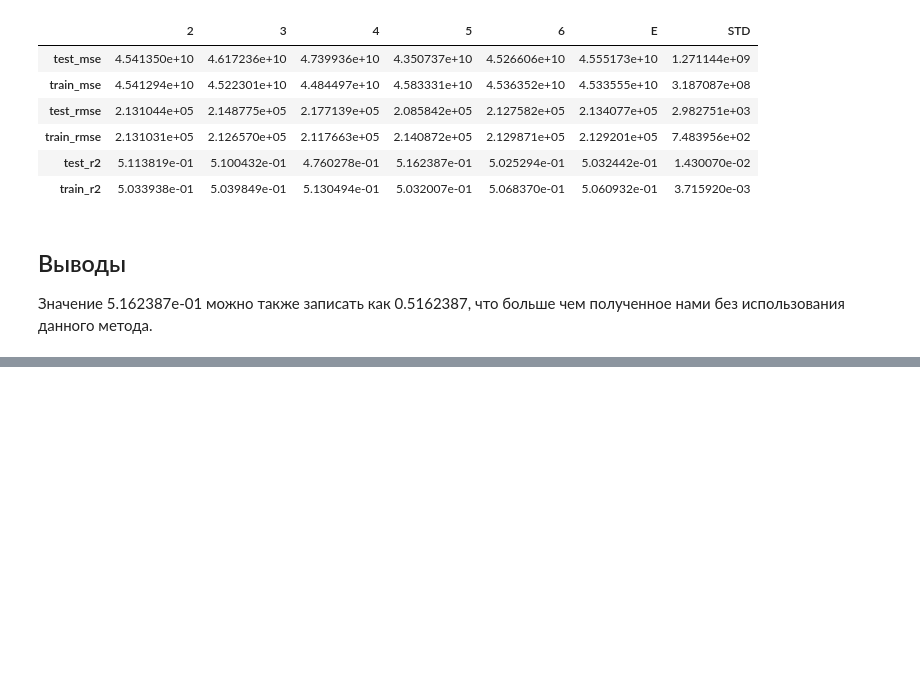
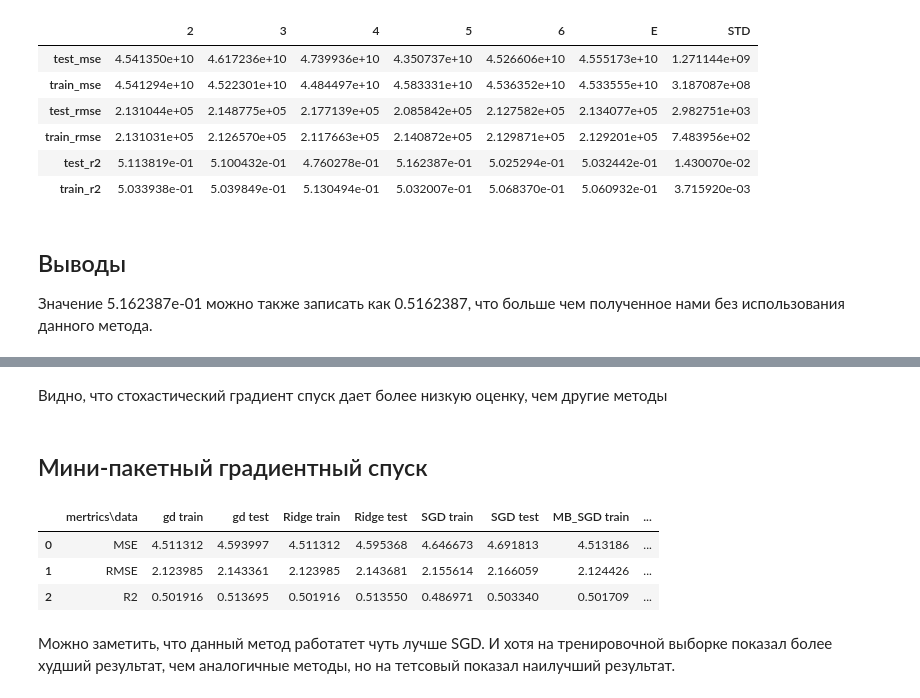
Before and after one commit to VLiamin/Machine-Learning, a Jupyter notebook: task01_linregr_gd/Models learning.ipynb, the cells around one changed output, grey strips where cells are left out. Saved outputs shown, nothing was run; the diff lists cells and outputs as text; code cells hidden in the pictures; blank space fills up the shorter version.

```diff
--- a/task01_linregr_gd/Models learning.ipynb
+++ b/task01_linregr_gd/Models learning.ipynb
@@ -325,0 +351,10 @@ scores_df
+# %%
+iterations = 2000
+alfa = 2
+learning_rate = 0.002
+theta = np.zeros(X_train_scaled.shape[1])
+
+sgd_theta, sgd_shift = stochastic_gradient_descent(X_train_scaled, y_train.values, alfa, iterations, learning_rate, 1, theta)
+
+y_test_pred = np.dot(X_test_scaled, sgd_theta) + sgd_shift
+y_train_pred = np.dot(X_train_scaled, sgd_theta) + sgd_shift
@@ -325,0 +393,47 @@ scores_df
+# %% [markdown]
+Видно, что стохастический градиент спуск дает более низкую оценку, чем другие методы
+# %% [markdown]
+## Мини-пакетный градиентный спуск
+# %%
+batch_size = 72
+iterations = 10000
+
+mb_sgd_theta, mb_sgd_shift = stochastic_gradient_descent(X_train_scaled, y_train.values, alfa, iterations, learning_rate, batch_size, theta)
+y_train_pred = np.dot(X_train_scaled, mb_sgd_theta) + mb_sgd_shift
+y_test_pred = np.dot(X_test_scaled, mb_sgd_theta) + mb_sgd_shift
+# %%
+y_test_new = y_test / 100000
+y_train_new = y_train / 100000
+y_test_pred = y_test_pred / 100000
+y_train_pred = y_train_pred / 100000
+
+mb_sgd_test_rmse = mean_squared_error(y_test_new, y_test_pred, squared=False)
+mb_sgd_train_rmse = mean_squared_error(y_train_new, y_train_pred, squared=False)
+
+mb_sgd_test_mse = mean_squared_error(y_test_new, y_test_pred, squared=True)
+mb_sgd_train_mse = mean_squared_error(y_train_new, y_train_pred, squared=True)
+
+mb_sgd_test_r2 = r2_score(y_test_new, y_test_pred)
+mb_sgd_train_r2 = r2_score(y_train_new, y_train_pred)
+
+
+table = {
+    'mertrics\data': ['MSE', 'RMSE', 'R2'],
+    'gd train':[gd_train_mse, gd_train_rmse, gd_train_r2],
+    'gd test': [gd_test_mse, gd_test_rmse, gd_test_r2],
+    'Ridge train': [ridge_train_mse, ridge_train_rmse, ridge_train_r2],
+    'Ridge test': [ridge_test_mse, ridge_test_rmse, ridge_test_r2],
+    'SGD train': [sgd_train_mse, sgd_train_rmse, sgd_train_r2],
+    'SGD test': [sgd_test_mse, sgd_test_rmse, sgd_test_r2],
+    'MB_SGD train': [mb_sgd_train_mse, mb_sgd_train_rmse, mb_sgd_train_r2],
+    'MB_SGD test': [mb_sgd_test_mse, mb_sgd_test_rmse, mb_sgd_test_r2]
+}
+
+pd.DataFrame(data=table)
+# %% [output]
+|  | mertrics\data | gd train | gd test | Ridge train | Ridge test | SGD train | SGD test | MB_SGD train | ... |
+| 0 | MSE | 4.511312 | 4.593997 | 4.511312 | 4.595368 | 4.646673 | 4.691813 | 4.513186 | ... |
+| 1 | RMSE | 2.123985 | 2.143361 | 2.123985 | 2.143681 | 2.155614 | 2.166059 | 2.124426 | ... |
+| 2 | R2 | 0.501916 | 0.513695 | 0.501916 | 0.513550 | 0.486971 | 0.503340 | 0.501709 | ... |
+# %% [markdown]
+Можно заметить, что данный метод работатет чуть лучше SGD. И хотя на тренировочной выборке показал более худший результат, чем аналогичные методы, но на тетсовый показал наилучший результат.
```
Also changed, not shown: parts of 4 cells of this notebook.
